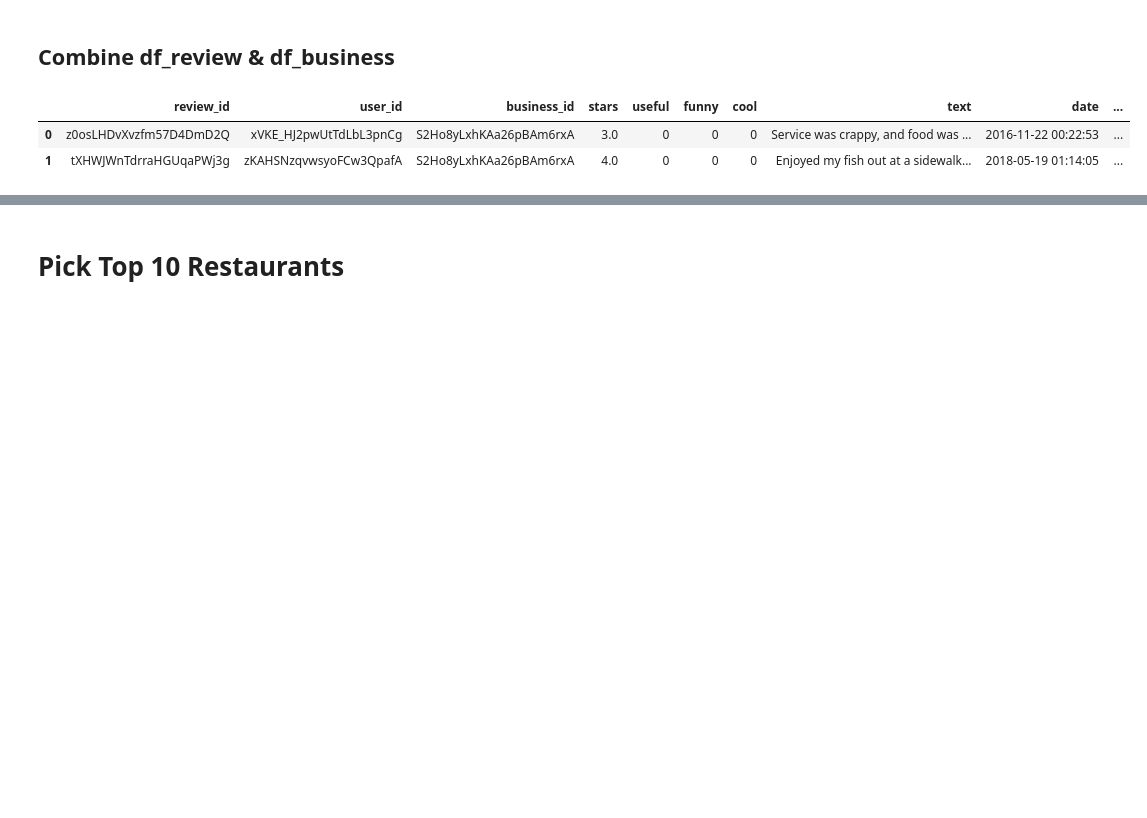
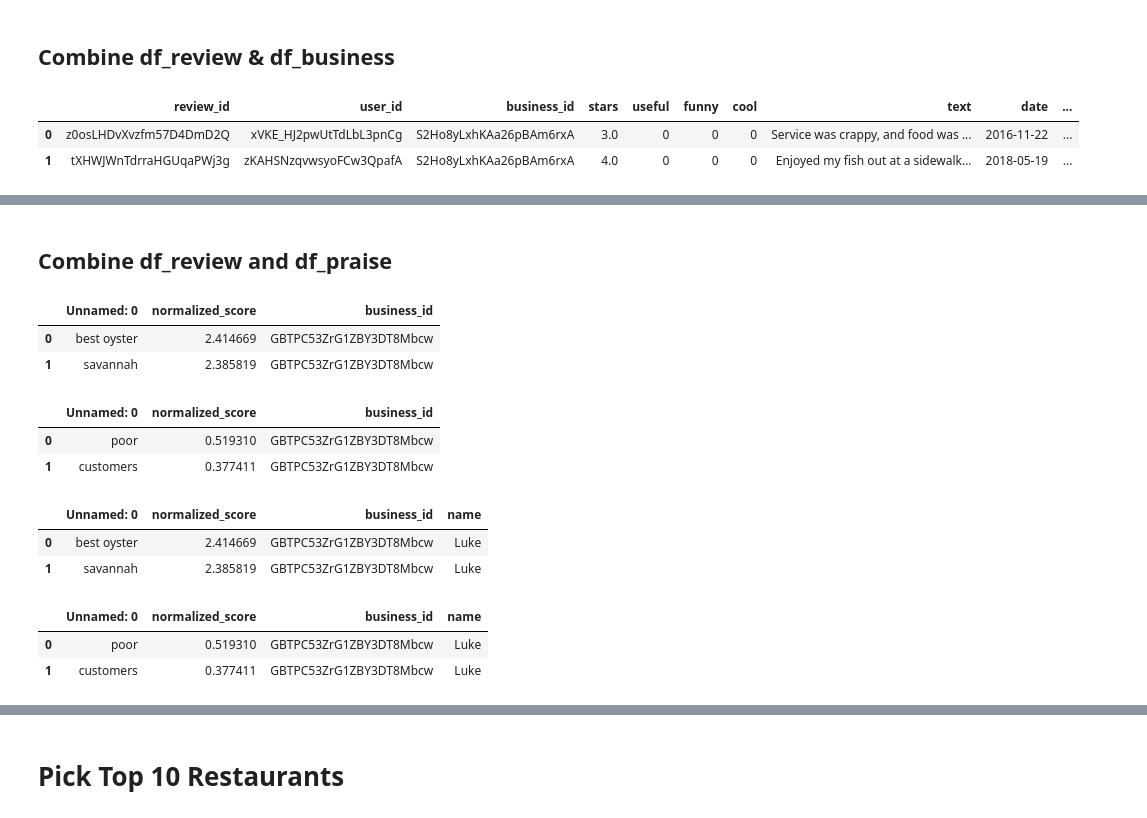
Before and after one commit to SandunKanan/yelp-review-nlp, a Jupyter notebook: data_preprocess.ipynb, the cells around one changed output, grey strips where cells are left out. Saved outputs shown, nothing was run; the diff lists cells and outputs as text; code cells hidden in the pictures; blank space fills up the shorter version.

```diff
--- a/data_preprocess.ipynb
+++ b/data_preprocess.ipynb
@@ -52,0 +86,3 @@ df_rene = pd.read_csv('notebooks/csv/avg_stars10m_radius.csv')
+# %%
+df_review['date'] = pd.to_datetime(df_review['date'], format='%Y-%m-%d')
+df_review['date'] = df_review['date'].dt.strftime('%Y-%m-%d')
@@ -78,12 +142,12 @@ df_business.head(2)
 # %% [markdown]
 ## Combine df_review & df_business
 # %%
-df_review_business = pd.merge(df_review, df_business, on='business_id', how='inner')
-df_review_business = df_review_business.rename(columns={'stars_x': 'stars'})
-df_review_business = df_review_business.rename(columns={'stars_y': 'restaurant_avg_star'})
-df_review_business.head(2)
+df_review = pd.merge(df_review, df_business, on='business_id', how='inner')
+df_review = df_review.rename(columns={'stars_x': 'stars'})
+df_review = df_review.rename(columns={'stars_y': 'restaurant_avg_star'})
+df_review.head(2)
 # %% [output]
 |  | review_id | user_id | business_id | stars | useful | funny | cool | text | date | ... |
-| 0 | z0osLHDvXvzfm57D4DmD2Q | xVKE_HJ2pwUtTdLbL3pnCg | S2Ho8yLxhKAa26pBAm6rxA | 3.0 | 0 | 0 | 0 | Service was crappy, and food was ... | 2016-11-22 00:22:53 | ... |
-| 1 | tXHWJWnTdrraHGUqaPWj3g | zKAHSNzqvwsyoFCw3QpafA | S2Ho8yLxhKAa26pBAm6rxA | 4.0 | 0 | 0 | 0 | Enjoyed my fish out at a sidewalk... | 2018-05-19 01:14:05 | ... |
+| 0 | z0osLHDvXvzfm57D4DmD2Q | xVKE_HJ2pwUtTdLbL3pnCg | S2Ho8yLxhKAa26pBAm6rxA | 3.0 | 0 | 0 | 0 | Service was crappy, and food was ... | 2016-11-22 | ... |
+| 1 | tXHWJWnTdrraHGUqaPWj3g | zKAHSNzqvwsyoFCw3QpafA | S2Ho8yLxhKAa26pBAm6rxA | 4.0 | 0 | 0 | 0 | Enjoyed my fish out at a sidewalk... | 2018-05-19 | ... |
 # %%
@@ -93,3 +157,31 @@ df_review_business.head(2)
 |  | review_id | business_id | stars | name | text | restaurant_avg_star | review_count | ... |
 | 0 | z0osLHDvXvzfm57D4DmD2Q | S2Ho8yLxhKAa26pBAm6rxA | 3.0 | Creole House Restaurant & Oyster Bar | Service was crappy, and food was ... | 4.0 | 1594 | ... |
 | 1 | tXHWJWnTdrraHGUqaPWj3g | S2Ho8yLxhKAa26pBAm6rxA | 4.0 | Creole House Restaurant & Oyster Bar | Enjoyed my fish out at a sidewalk... | 4.0 | 1594 | ... |
+# %% [markdown]
+## Combine df_review and df_praise
+# %%
+df_praise_top10.head(2)
+# %% [output]
+|  | Unnamed: 0 | normalized_score | business_id |
+| 0 | best oyster | 2.414669 | GBTPC53ZrG1ZBY3DT8Mbcw |
+| 1 | savannah | 2.385819 | GBTPC53ZrG1ZBY3DT8Mbcw |
+# %%
+df_complaint_top10.head(2)
+# %% [output]
+|  | Unnamed: 0 | normalized_score | business_id |
+| 0 | poor | 0.519310 | GBTPC53ZrG1ZBY3DT8Mbcw |
+| 1 | customers | 0.377411 | GBTPC53ZrG1ZBY3DT8Mbcw |
+# %%
+df_praise_top10 = pd.merge(df_praise_top10,df_business[['business_id', 'name']], on='business_id', how='inner')
+df_praise_top10.head(2)
+# %% [output]
+|  | Unnamed: 0 | normalized_score | business_id | name |
+| 0 | best oyster | 2.414669 | GBTPC53ZrG1ZBY3DT8Mbcw | Luke |
+| 1 | savannah | 2.385819 | GBTPC53ZrG1ZBY3DT8Mbcw | Luke |
+# %%
+df_complaint_top10 = pd.merge(df_complaint_top10,df_business[['business_id', 'name']], on='business_id', how='inner')
+df_complaint_top10.head(2)
+# %% [output]
+|  | Unnamed: 0 | normalized_score | business_id | name |
+| 0 | poor | 0.519310 | GBTPC53ZrG1ZBY3DT8Mbcw | Luke |
+| 1 | customers | 0.377411 | GBTPC53ZrG1ZBY3DT8Mbcw | Luke |
```
Also changed, not shown: parts of 20 cells of this notebook, 4 other files.
